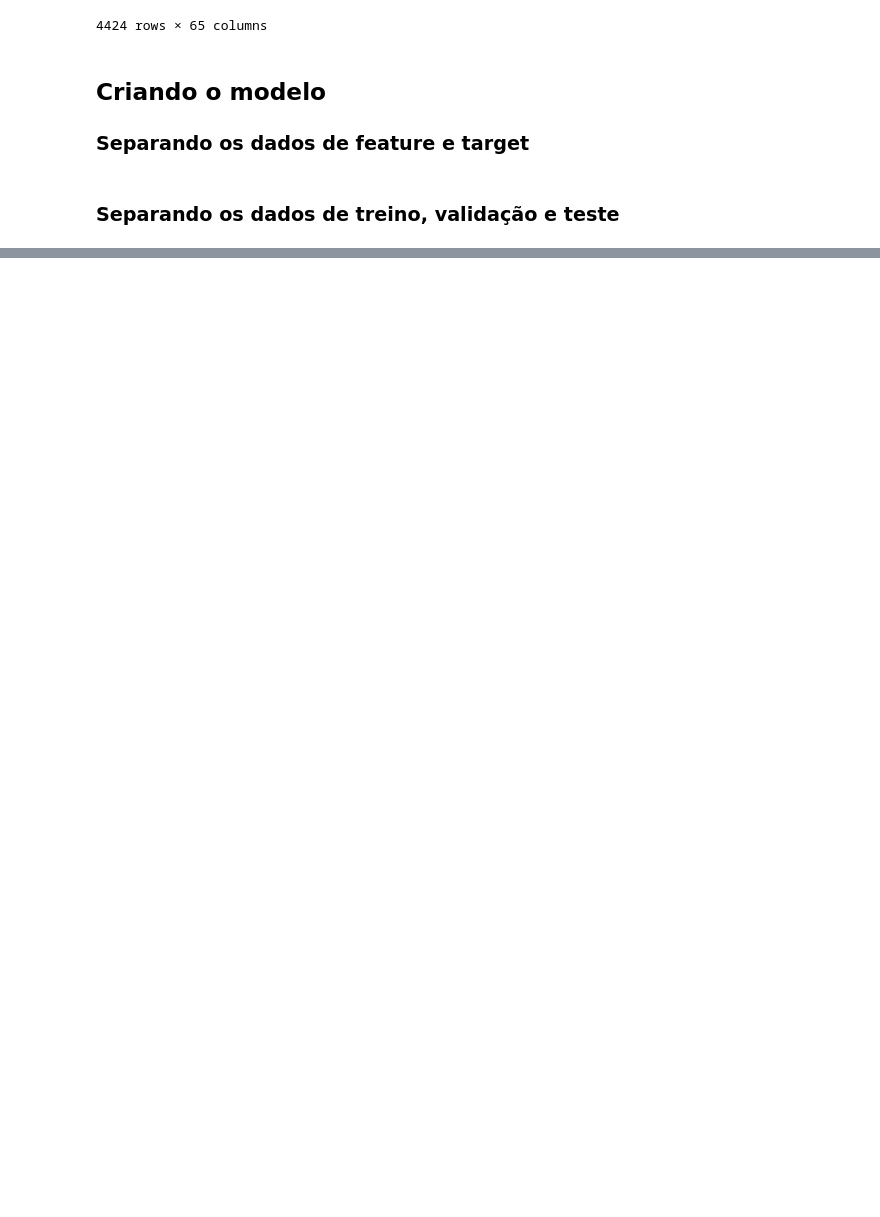
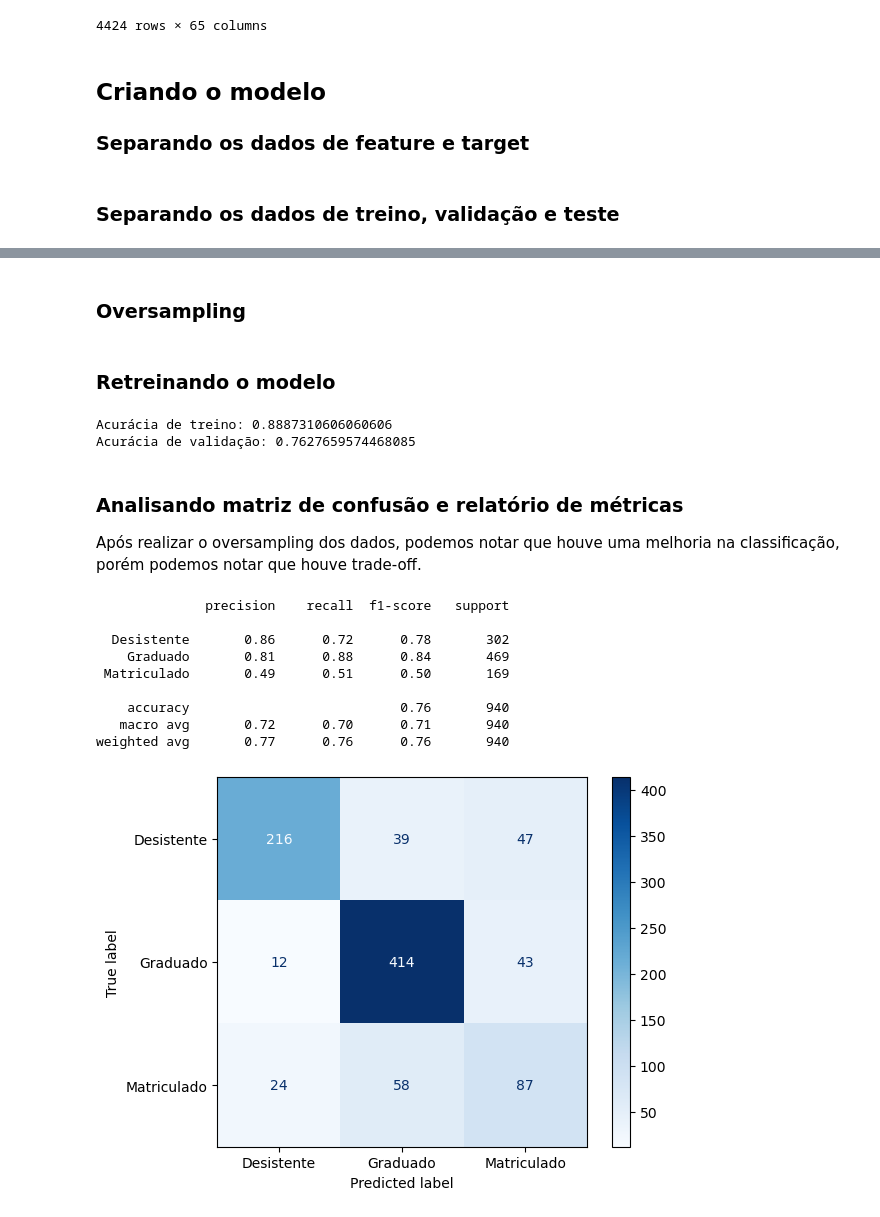
Before and after one commit to CrisNakamura/modelo_prevencao_evasao_estudantil, a Jupyter notebook: projeto.ipynb, the cells around one changed output, grey strips where cells are left out. Saved outputs shown, nothing was run; the diff lists cells and outputs as text; code cells hidden in the pictures; blank space fills up the shorter version.

```diff
--- a/projeto.ipynb
+++ b/projeto.ipynb
@@ -367,0 +417,51 @@ X_train, X_val, y_train, y_val = train_test_split(X, y, stratify=y, random_state
+# %% [markdown]
+### Oversampling
+# %%
+# Instanciando o objeto SMOTE.
+smote = SMOTE(random_state=0)
+
+# Aplicando o SMOTE.
+X_resampled, y_resampled = smote.fit_resample(X_train, y_train)
+# %% [markdown]
+### Retreinando o modelo
+# %%
+# Instanciando o modelo.
+modelo_rf = RandomForestClassifier(max_depth=10, random_state=0)
+
+# Treinando o modelo.
+modelo_rf.fit(X_resampled, y_resampled)
+
+# Fazendo previsões.
+y_pred = modelo_rf.predict(X_val)
+
+# Acurácia de treino e validação.
+print(f'Acurácia de treino: {modelo_rf.score(X_resampled, y_resampled)}')
+print(f'Acurácia de validação: {modelo_rf.score(X_val, y_val)}')
+# %% [output]
+Acurácia de treino: 0.8887310606060606
+Acurácia de validação: 0.7627659574468085
+# %% [markdown]
+### Analisando matriz de confusão e relatório de métricas
+
+Após realizar o oversampling dos dados, podemos notar que houve uma melhoria na classificação, porém podemos notar que houve trade-off.
+# %%
+# Relatório de classificação.
+print(classification_report(y_val, y_pred, target_names=modelo_rf.classes_))
+
+# Matriz de confusão.
+matriz_confusao = confusion_matrix(y_val, y_pred)
+
+# Visualizando a matriz de confusão.
+visualizacao = ConfusionMatrixDisplay(matriz_confusao, display_labels=modelo_rf.classes_)
+visualizacao.plot(cmap='Blues');
+# %% [output]
+              precision    recall  f1-score   support
+
+  Desistente       0.86      0.72      0.78       302
+    Graduado       0.81      0.88      0.84       469
+ Matriculado       0.49      0.51      0.50       169
+
+    accuracy                           0.76       940
+   macro avg       0.72      0.70      0.71       940
+weighted avg       0.77      0.76      0.76       940
+[figure, added]
```
Also changed, not shown: parts of 7 cells of this notebook.
